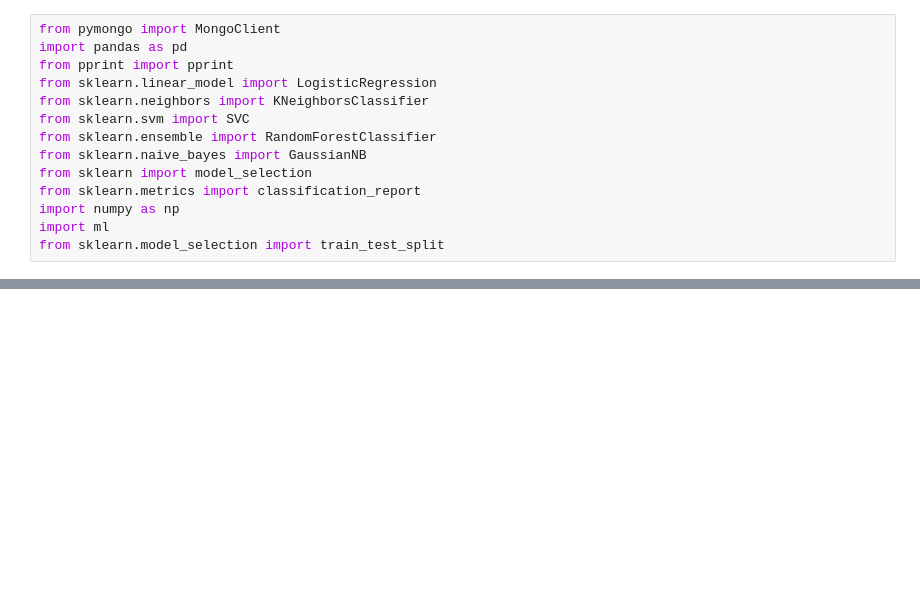
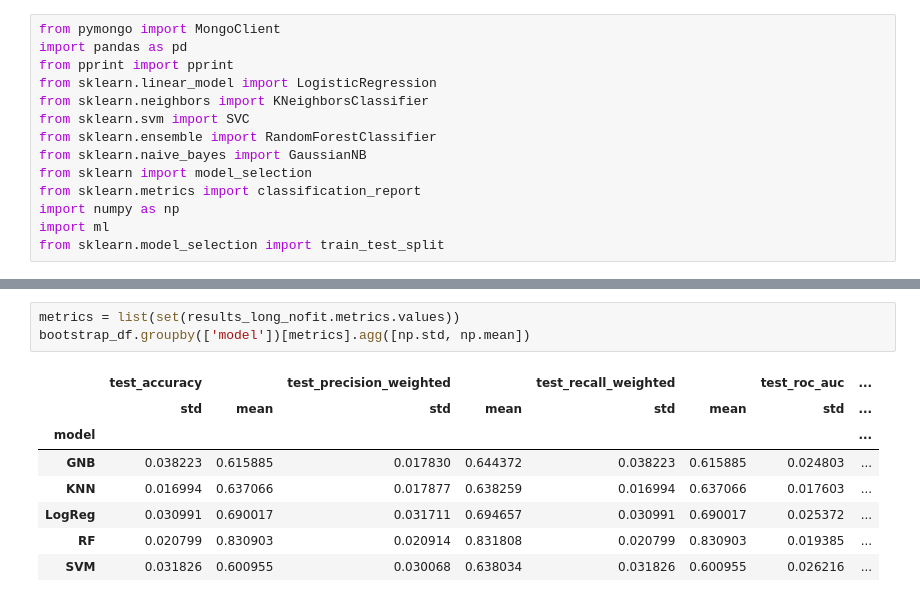
Before and after one commit to MnAppsNet/Twitter-Bot-Detection, a Jupyter notebook: supervised_ml.ipynb, the cells around one changed output, grey strips where cells are left out. Cells and saved outputs as stored; diff of their text form; blank space fills up the shorter version.

```diff
--- a/supervised_ml.ipynb
+++ b/supervised_ml.ipynb
@@ -164,0 +205,12 @@ weighted avg       0.63      0.63      0.63       480
+# %%
+metrics = list(set(results_long_nofit.metrics.values))
+bootstrap_df.groupby(['model'])[metrics].agg([np.std, np.mean])
+# %% [output]
+|  | test_accuracy |  | test_precision_weighted |  | test_recall_weighted |  | test_roc_auc | ... |
+|  | std | mean | std | mean | std | mean | std | ... |
+| model |  |  |  |  |  |  |  | ... |
+| GNB | 0.038223 | 0.615885 | 0.017830 | 0.644372 | 0.038223 | 0.615885 | 0.024803 | ... |
+| KNN | 0.016994 | 0.637066 | 0.017877 | 0.638259 | 0.016994 | 0.637066 | 0.017603 | ... |
+| LogReg | 0.030991 | 0.690017 | 0.031711 | 0.694657 | 0.030991 | 0.690017 | 0.025372 | ... |
+| RF | 0.020799 | 0.830903 | 0.020914 | 0.831808 | 0.020799 | 0.830903 | 0.019385 | ... |
+| SVM | 0.031826 | 0.600955 | 0.030068 | 0.638034 | 0.031826 | 0.600955 | 0.026216 | ... |
```
Also changed, not shown: parts of 12 cells of this notebook.
